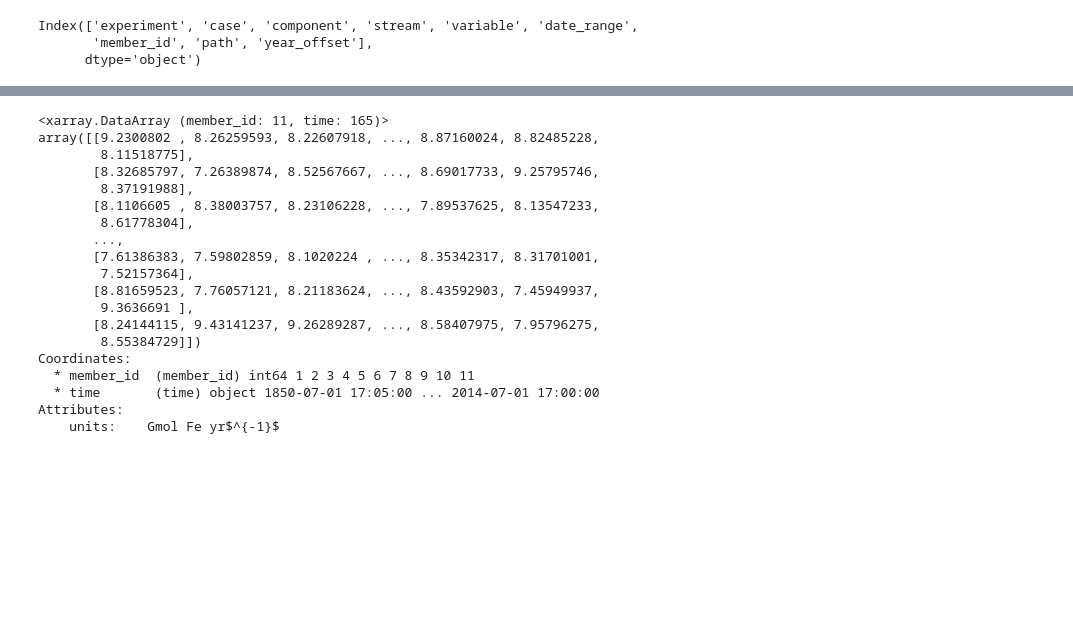
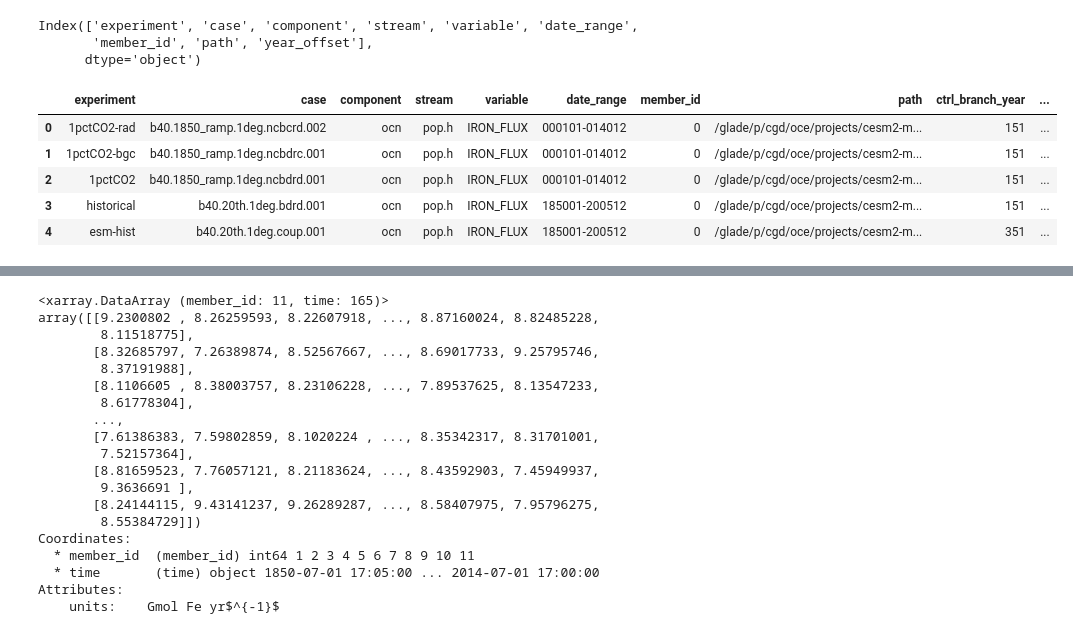
Before and after one commit to marbl-ecosys/cesm2-marbl, a Jupyter notebook: notebooks/forcing_iron_flux.ipynb, the cells around one changed output, grey strips where cells are left out. Cells and saved outputs as stored; diff of their text form; code cells hidden in the pictures; blank space fills up the shorter version.

```diff
--- a/notebooks/forcing_iron_flux.ipynb
+++ b/notebooks/forcing_iron_flux.ipynb
@@ -38,8 +38,15 @@ Index(['experiment', 'case', 'component', 'stream', 'variable', 'date_range',
       dtype='object')
 # %%
 ### TODO: SUPPORT CMIP5
-cmip5 = intake.open_esm_datastore('/glade/collections/cmip/catalog/intake-esm-datastore/catalogs/glade-cmip5.json')
+cesm1 = intake.open_esm_datastore('/glade/work/mlevy/CMIP5-CESM1_only-NOT_CMORIZED.json')
 cesm1.df.head()
+# %% [output]
+|  | experiment | case | component | stream | variable | date_range | member_id | path | ctrl_branch_year | ... |
+| 0 | 1pctCO2-rad | b40.1850_ramp.1deg.ncbcrd.002 | ocn | pop.h | IRON_FLUX | 000101-014012 | 0 | /glade/p/cgd/oce/projects/cesm2-m... | 151 | ... |
+| 1 | 1pctCO2-bgc | b40.1850_ramp.1deg.ncbdrc.001 | ocn | pop.h | IRON_FLUX | 000101-014012 | 0 | /glade/p/cgd/oce/projects/cesm2-m... | 151 | ... |
+| 2 | 1pctCO2 | b40.1850_ramp.1deg.ncbdrd.001 | ocn | pop.h | IRON_FLUX | 000101-014012 | 0 | /glade/p/cgd/oce/projects/cesm2-m... | 151 | ... |
+| 3 | historical | b40.20th.1deg.bdrd.001 | ocn | pop.h | IRON_FLUX | 185001-200512 | 0 | /glade/p/cgd/oce/projects/cesm2-m... | 151 | ... |
+| 4 | esm-hist | b40.20th.1deg.coup.001 | ocn | pop.h | IRON_FLUX | 185001-200512 | 0 | /glade/p/cgd/oce/projects/cesm2-m... | 351 | ... |
 # %%
 keep_vars = ['TAREA', 'TLONG', 'TLAT', 'IRON_FLUX', 'time', 'time_bound', 'member_id']
 # %%
```
Also changed, not shown: parts of 7 cells of this notebook, 2 other files.
